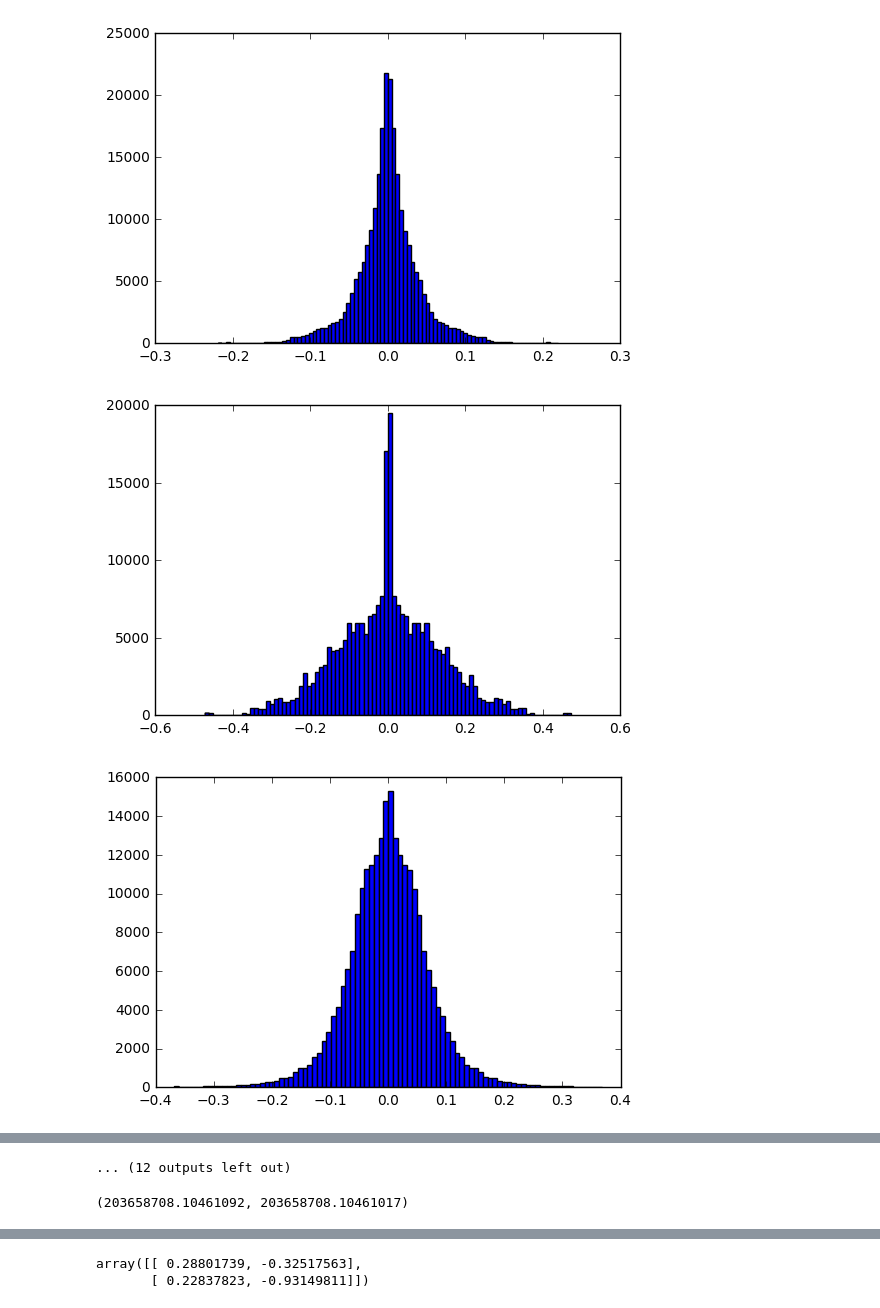
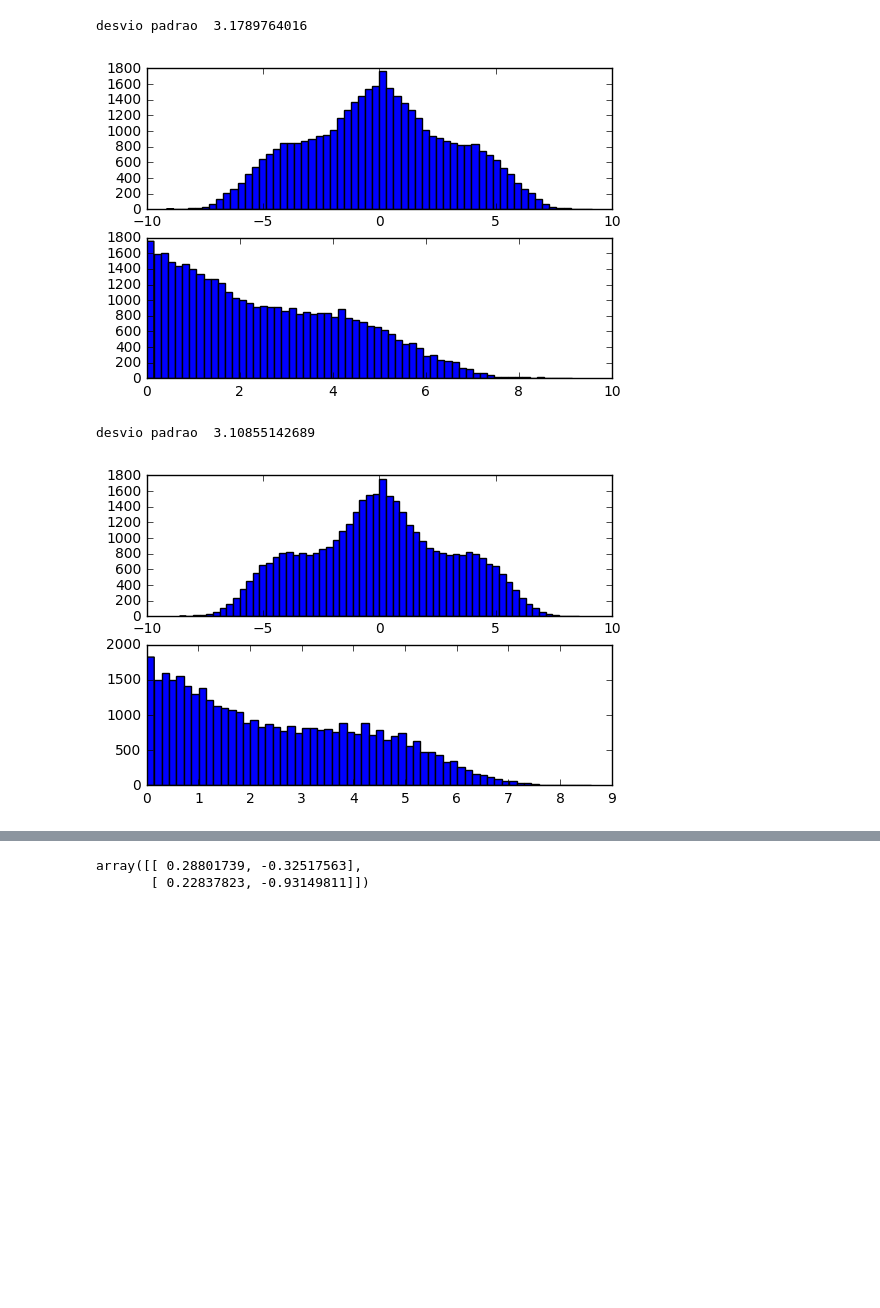
Before and after one commit to micaelverissimo/PtRelAnalysis, a Jupyter notebook: Kohonen.ipynb, the cells around one changed output, grey strips where cells are left out. Cells and saved outputs as stored; diff of their text form; code cells hidden in the pictures; blank space fills up the shorter version.

```diff
--- a/Kohonen.ipynb
+++ b/Kohonen.ipynb
@@ -42,28 +76,38 @@ array([[  2.71048676e-02,   1.44329727e-01,   8.17325786e-02, ...,
+# %%
+# random data set for testing
+
+n_samples=200
+n_features=2
+centers=[[-2,-2],[2,2]]
+cluster_std=1.0
+
+X, y = make_blobs(n_samples, n_features, centers, cluster_std,
+                  random_state=None)
+#X,y
 # %%
-import matplotlib.pyplot as plt
-%matplotlib inline
+for k in range(X.shape[1]):
 
-for k in range(data_part.shape[1]):
-
-    for i in range(data_part.shape[0]-1):
-        for j in range(data_part.shape[0]):
-            dist0 = data_part[i,k]-data_part[j,k]
-            #dist1 = abs(data[i,k]-data[j,k])
+    for i in range(X.shape[0]-1):
+        for j in range(X.shape[0]):
+            dist0 = X[i,k]-X[j,k]
+            dist1 = abs(X[i,k]-X[j,k])
             dataBuffer0 = np.array([dist0])
-            #dataBuffer1 = np.array([dist1])
+            dataBuffer1 = np.array([dist1])
             if i==0:
                 data0 = dataBuffer0
-            #    data1 = dataBuffer1
+                data1 = dataBuffer1
             else:
                 data0 = np.append(data0,dataBuffer0, axis=0)
-            #    data1 = np.append(data1,dataBuffer1, axis=0)
+                data1 = np.append(data1,dataBuffer1, axis=0)
 
-    #plt.subplot(211)
-    plt.hist(data0,bins=90)
-    #plt.subplot(212)
-    #plt.hist(data1,bins=60)
+    plt.subplot(211)
+    print 'desvio padrao ', np.std(data0)
+    plt.hist(data0,bins=60)
+    plt.subplot(212)
+    plt.hist(data1,bins=60)
     plt.show()
 # %% [output]
+desvio padrao  3.1789764016
-[figure, old version]
+[figure, new version]
+desvio padrao  3.10855142689
-[figure, old version]
+[figure, new version]
-[figure, removed]
@@ -79,15 +113,0 @@ for k in range(data_part.shape[1]):
-... (12 outputs left out)
-# %%
-signal_center = ClusterMerits.Baricenter(data[trgt==1,:])
-bkg_center = ClusterMerits.Baricenter(data[trgt==0,:])
-
-np.min(signal_center),np.min(bkg_center)
-
-list_cluster = [signal,bkg]
-F_0 = ClusterMerits.DispTotal(data,ClusterMerits.Baricenter(data),media='')
-F_o = ClusterMerits.DispInterClass(list_cluster,data)
-F_i = ClusterMerits.DispIntraClass(list_cluster)
-
-F_o + F_i , F_0
-# %% [output]
-(203658708.10461092, 203658708.10461017)
```
Also changed, not shown: parts of 17 cells of this notebook, 2 other files.
